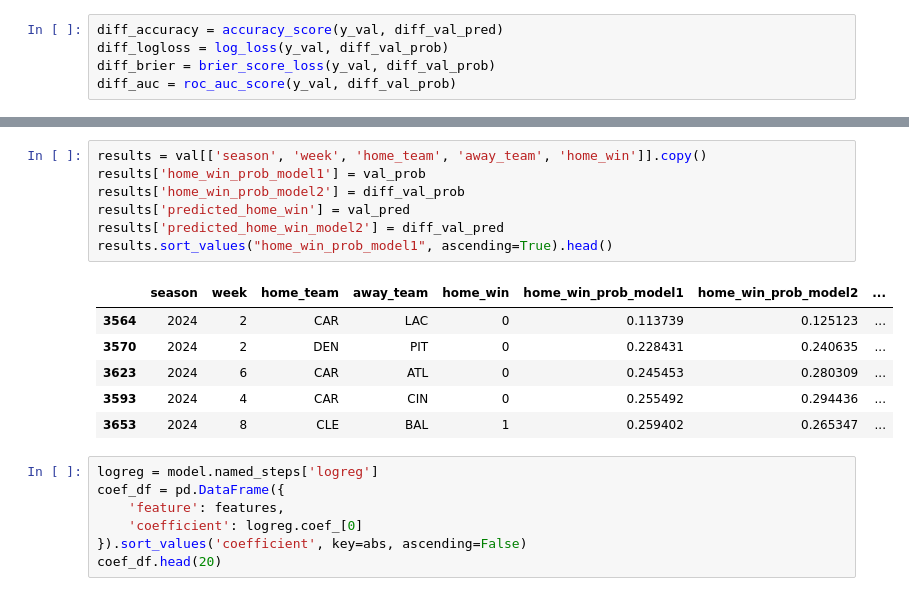
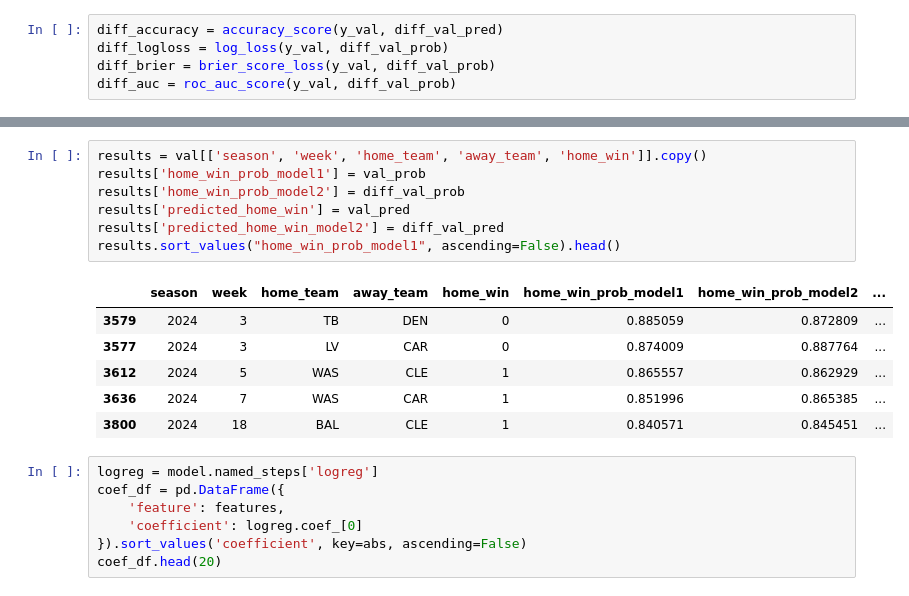
Before and after one commit to swcrockett/nfl-win-probability-model, a Jupyter notebook: notebooks/03_baseline_model.ipynb, the cells around one changed output, grey strips where cells are left out. Cells and saved outputs as stored; diff of their text form.

```diff
--- a/notebooks/03_baseline_model.ipynb
+++ b/notebooks/03_baseline_model.ipynb
@@ -226,17 +223,17 @@ model_results.head()
 # %%
 results = val[['season', 'week', 'home_team', 'away_team', 'home_win']].copy()
 results['home_win_prob_model1'] = val_prob
 results['home_win_prob_model2'] = diff_val_prob
 results['predicted_home_win'] = val_pred
 results['predicted_home_win_model2'] = diff_val_pred
-results.sort_values("home_win_prob_model1", ascending=True).head()
+results.sort_values("home_win_prob_model1", ascending=False).head()
 # %% [output]
 |  | season | week | home_team | away_team | home_win | home_win_prob_model1 | home_win_prob_model2 | ... |
-| 3564 | 2024 | 2 | CAR | LAC | 0 | 0.113739 | 0.125123 | ... |
-| 3570 | 2024 | 2 | DEN | PIT | 0 | 0.228431 | 0.240635 | ... |
-| 3623 | 2024 | 6 | CAR | ATL | 0 | 0.245453 | 0.280309 | ... |
-| 3593 | 2024 | 4 | CAR | CIN | 0 | 0.255492 | 0.294436 | ... |
-| 3653 | 2024 | 8 | CLE | BAL | 1 | 0.259402 | 0.265347 | ... |
+| 3579 | 2024 | 3 | TB | DEN | 0 | 0.885059 | 0.872809 | ... |
+| 3577 | 2024 | 3 | LV | CAR | 0 | 0.874009 | 0.887764 | ... |
+| 3612 | 2024 | 5 | WAS | CLE | 1 | 0.865557 | 0.862929 | ... |
+| 3636 | 2024 | 7 | WAS | CAR | 1 | 0.851996 | 0.865385 | ... |
+| 3800 | 2024 | 18 | BAL | CLE | 1 | 0.840571 | 0.845451 | ... |
 # %%
 logreg = model.named_steps['logreg']
 coef_df = pd.DataFrame({
```
Also changed, not shown: parts of 3 cells of this notebook.
